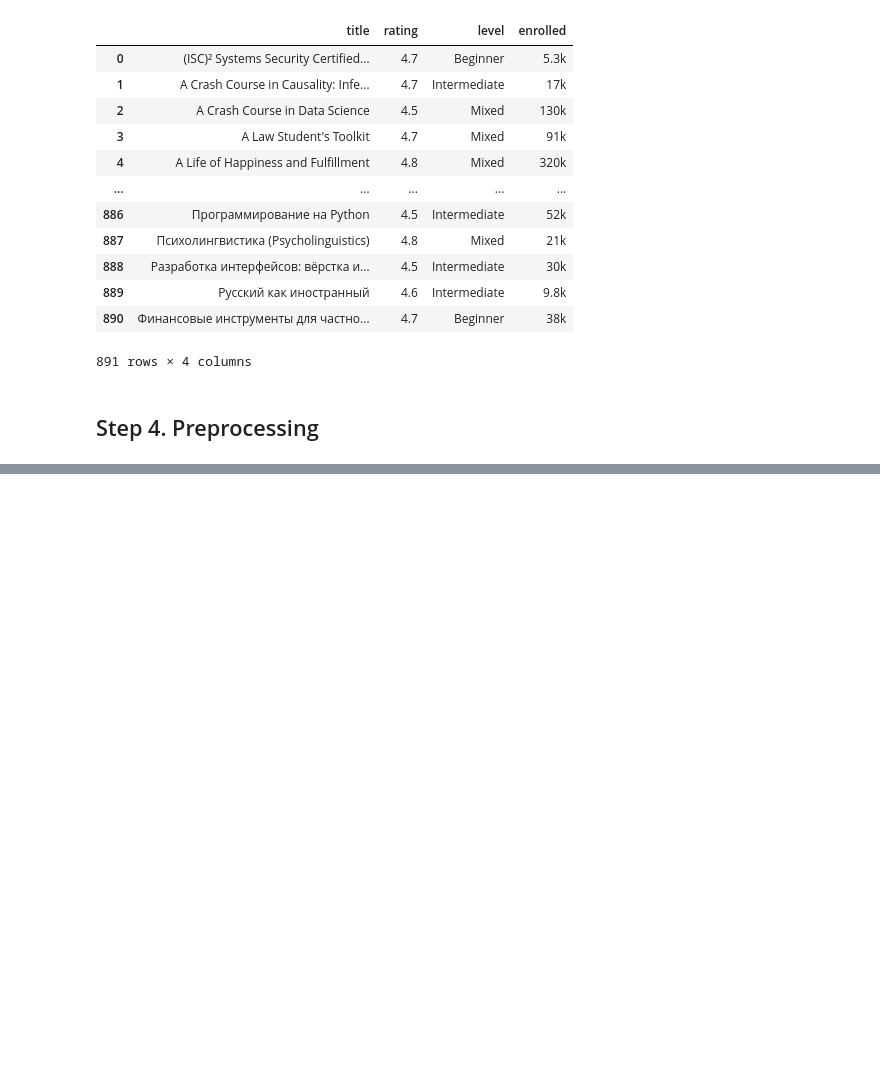
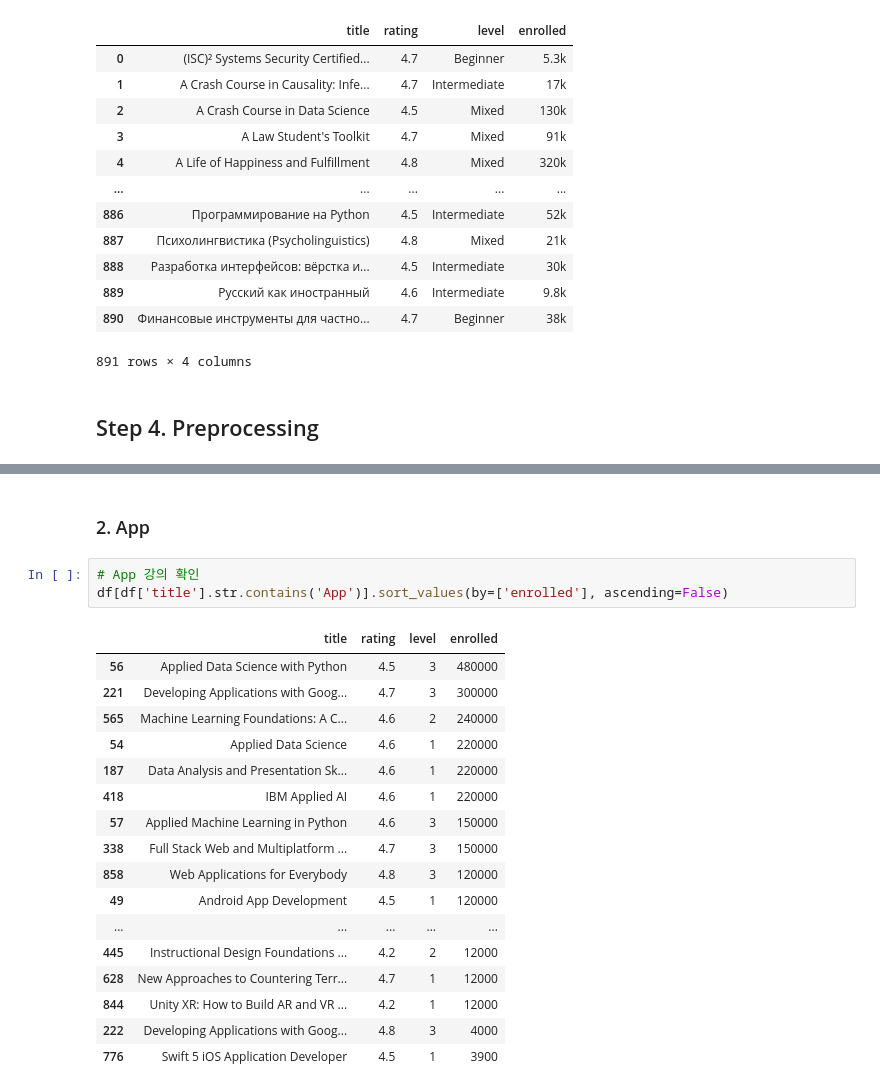
Before and after one commit to sw-song/Tech-Trends-2020, a Jupyter notebook: coursera.ipynb, the cells around one changed output, grey strips where cells are left out. Saved outputs shown, nothing was run; the diff lists cells and outputs as text; blank space fills up the shorter version.

```diff
--- a/coursera.ipynb
+++ b/coursera.ipynb
@@ -89,0 +589,23 @@ df
+# %% [markdown]
+### 2. App
+# %%
+# App 강의 확인
+df[df['title'].str.contains('App')].sort_values(by=['enrolled'], ascending=False)
+# %% [output]
+|  | title | rating | level | enrolled |
+| 56 | Applied Data Science with Python | 4.5 | 3 | 480000 |
+| 221 | Developing Applications with Goog... | 4.7 | 3 | 300000 |
+| 565 | Machine Learning Foundations: A C... | 4.6 | 2 | 240000 |
+| 54 | Applied Data Science | 4.6 | 1 | 220000 |
+| 187 | Data Analysis and Presentation Sk... | 4.6 | 1 | 220000 |
+| 418 | IBM Applied AI | 4.6 | 1 | 220000 |
+| 57 | Applied Machine Learning in Python | 4.6 | 3 | 150000 |
+| 338 | Full Stack Web and Multiplatform ... | 4.7 | 3 | 150000 |
+| 858 | Web Applications for Everybody | 4.8 | 3 | 120000 |
+| 49 | Android App Development | 4.5 | 1 | 120000 |
+| ... | ... | ... | ... | ... |
+| 445 | Instructional Design Foundations ... | 4.2 | 2 | 12000 |
+| 628 | New Approaches to Countering Terr... | 4.7 | 1 | 12000 |
+| 844 | Unity XR: How to Build AR and VR ... | 4.2 | 1 | 12000 |
+| 222 | Developing Applications with Goog... | 4.8 | 3 | 4000 |
+| 776 | Swift 5 iOS Application Developer | 4.5 | 1 | 3900 |
```
Also changed, not shown: parts of 95 cells of this notebook.
